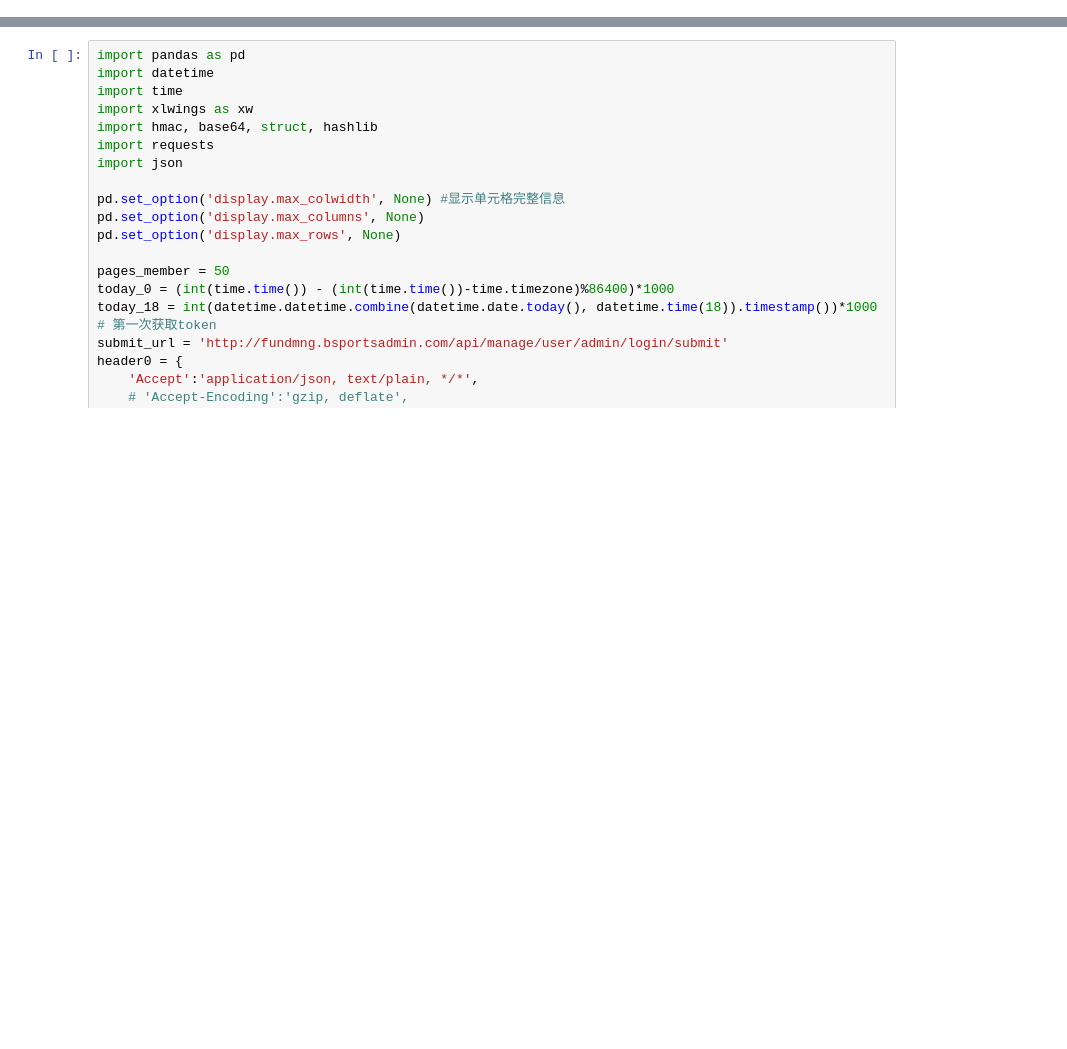
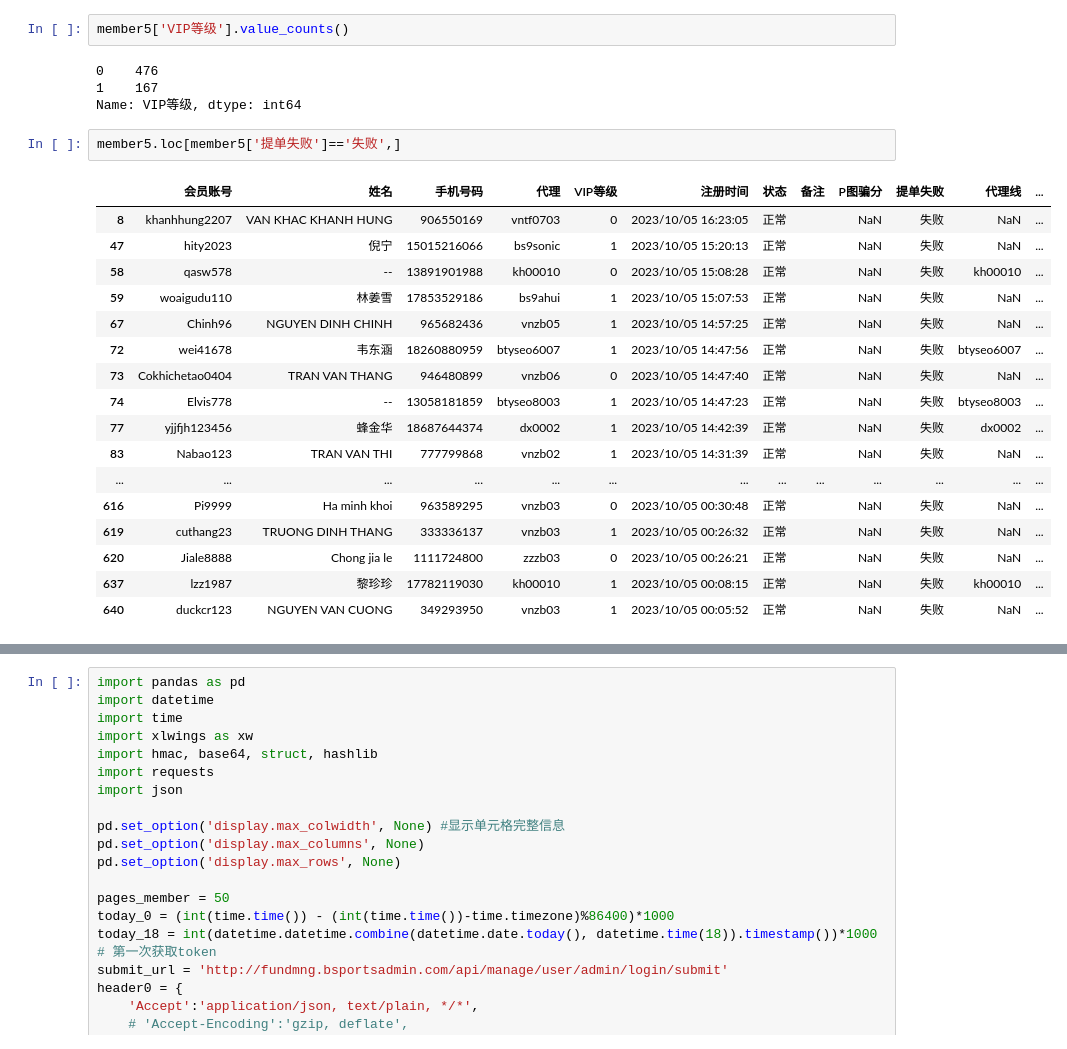
Before and after one commit to Marquis0065/project202308285, a Jupyter notebook: Bsport/TEST_/test1.ipynb, the cells around one changed output, grey strips where cells are left out. Cells and saved outputs as stored; diff of their text form; blank space fills up the shorter version.

```diff
--- a/Bsport/TEST_/test1.ipynb
+++ b/Bsport/TEST_/test1.ipynb
@@ -0,0 +583,26 @@
+# %%
+member5['VIP等级'].value_counts()
+# %% [output]
+0    476
+1    167
+Name: VIP等级, dtype: int64
+# %%
+member5.loc[member5['提单失败']=='失败',]
+# %% [output]
+|  | 会员账号 | 姓名 | 手机号码 | 代理 | VIP等级 | 注册时间 | 状态 | 备注 | P图骗分 | 提单失败 | 代理线 | ... |
+| 8 | khanhhung2207 | VAN KHAC KHANH HUNG | 906550169 | vntf0703 | 0 | 2023/10/05 16:23:05 | 正常 |  | NaN | 失败 | NaN | ... |
+| 47 | hity2023 | 倪宁 | 15015216066 | bs9sonic | 1 | 2023/10/05 15:20:13 | 正常 |  | NaN | 失败 | NaN | ... |
+| 58 | qasw578 | -- | 13891901988 | kh00010 | 0 | 2023/10/05 15:08:28 | 正常 |  | NaN | 失败 | kh00010 | ... |
+| 59 | woaigudu110 | 林姜雪 | 17853529186 | bs9ahui | 1 | 2023/10/05 15:07:53 | 正常 |  | NaN | 失败 | NaN | ... |
+| 67 | Chinh96 | NGUYEN DINH CHINH | 965682436 | vnzb05 | 1 | 2023/10/05 14:57:25 | 正常 |  | NaN | 失败 | NaN | ... |
+| 72 | wei41678 | 韦东涵 | 18260880959 | btyseo6007 | 1 | 2023/10/05 14:47:56 | 正常 |  | NaN | 失败 | btyseo6007 | ... |
+| 73 | Cokhichetao0404 | TRAN VAN THANG | 946480899 | vnzb06 | 0 | 2023/10/05 14:47:40 | 正常 |  | NaN | 失败 | NaN | ... |
+| 74 | Elvis778 | -- | 13058181859 | btyseo8003 | 1 | 2023/10/05 14:47:23 | 正常 |  | NaN | 失败 | btyseo8003 | ... |
+| 77 | yjjfjh123456 | 蜂金华 | 18687644374 | dx0002 | 1 | 2023/10/05 14:42:39 | 正常 |  | NaN | 失败 | dx0002 | ... |
+| 83 | Nabao123 | TRAN VAN THI | 777799868 | vnzb02 | 1 | 2023/10/05 14:31:39 | 正常 |  | NaN | 失败 | NaN | ... |
+| ... | ... | ... | ... | ... | ... | ... | ... | ... | ... | ... | ... | ... |
+| 616 | Pi9999 | Ha minh khoi | 963589295 | vnzb03 | 0 | 2023/10/05 00:30:48 | 正常 |  | NaN | 失败 | NaN | ... |
+| 619 | cuthang23 | TRUONG DINH THANG | 333336137 | vnzb03 | 1 | 2023/10/05 00:26:32 | 正常 |  | NaN | 失败 | NaN | ... |
+| 620 | Jiale8888 | Chong jia le | 1111724800 | zzzb03 | 0 | 2023/10/05 00:26:21 | 正常 |  | NaN | 失败 | NaN | ... |
+| 637 | lzz1987 | 黎珍珍 | 17782119030 | kh00010 | 1 | 2023/10/05 00:08:15 | 正常 |  | NaN | 失败 | kh00010 | ... |
+| 640 | duckcr123 | NGUYEN VAN CUONG | 349293950 | vnzb03 | 1 | 2023/10/05 00:05:52 | 正常 |  | NaN | 失败 | NaN | ... |
```
Also changed, not shown: parts of 61 cells of this notebook, 5 other files.
